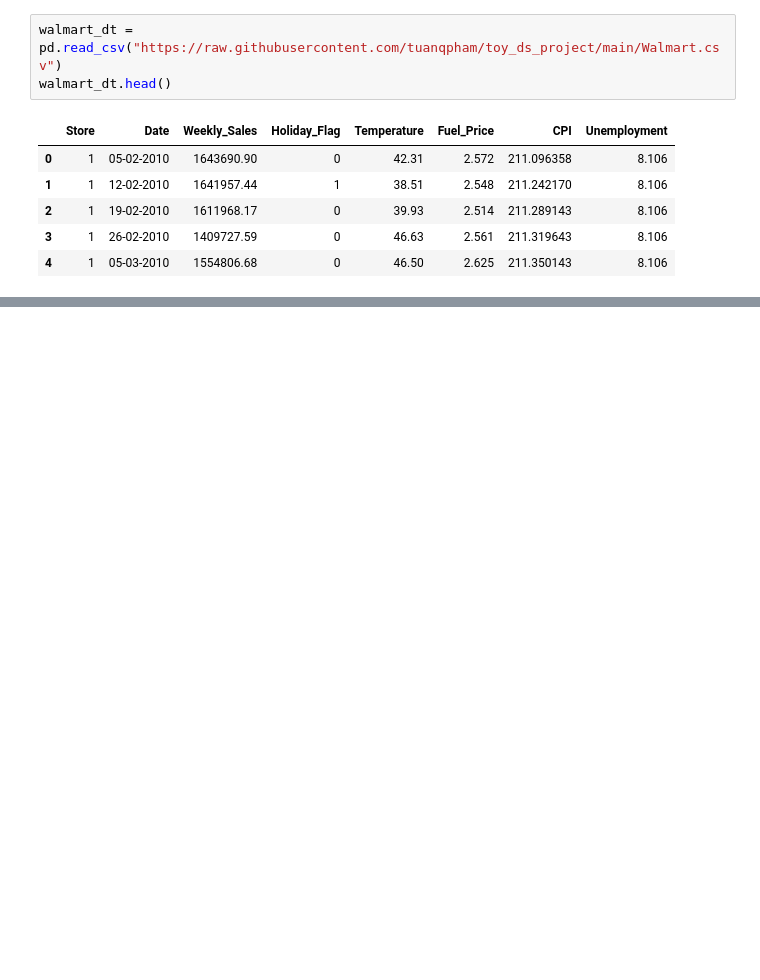
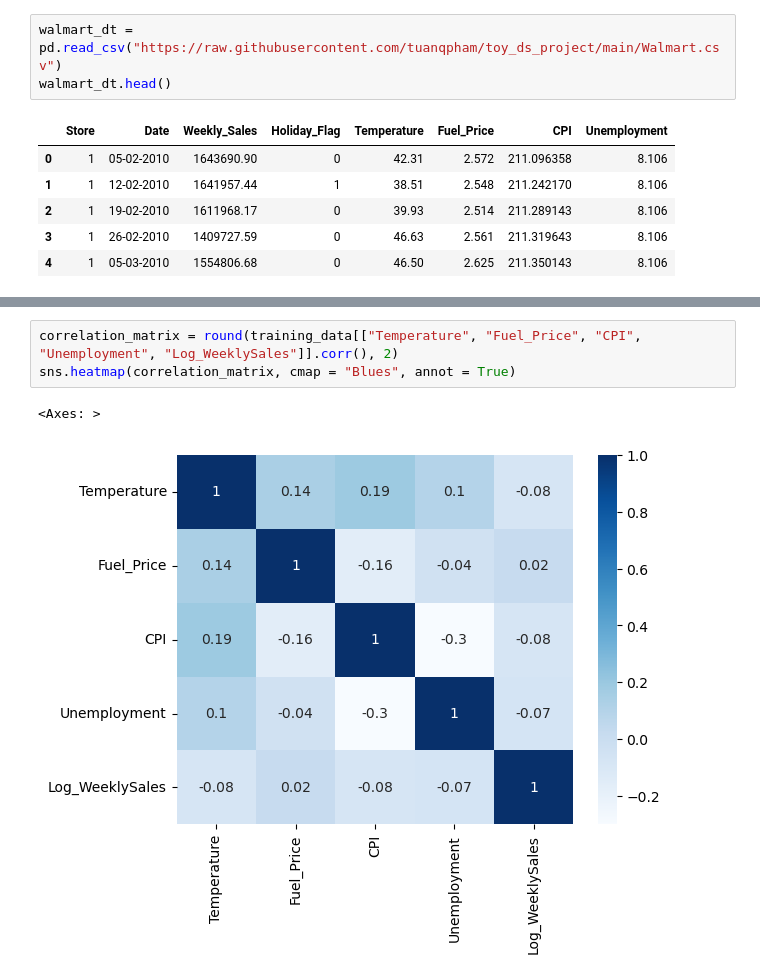
Before and after one commit to tuanqpham/walmart_regression, a Jupyter notebook: Final Report.ipynb, the cells around one changed output, grey strips where cells are left out. Drawn from its saved outputs; the diff is of its cells as text; blank space fills up the shorter version.

```diff
--- a/Final Report.ipynb
+++ b/Final Report.ipynb
@@ -43,0 +187,6 @@ walmart_dt.head()
+# %%
+correlation_matrix = round(training_data[["Temperature", "Fuel_Price", "CPI", "Unemployment", "Log_WeeklySales"]].corr(), 2)
+sns.heatmap(correlation_matrix, cmap = "Blues", annot = True)
+# %% [output]
+<Axes: >
+[figure, added]
```
Also changed, not shown: parts of 26 cells of this notebook.
